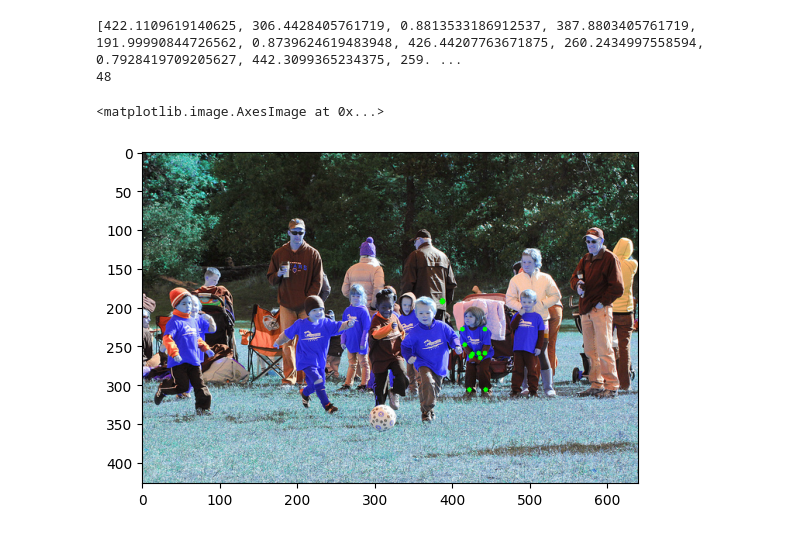
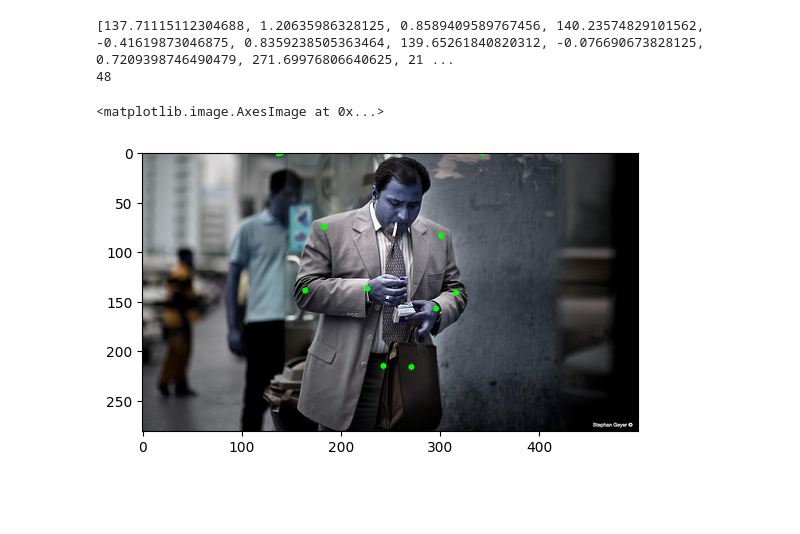
Before and after one commit to bilguudeiblgd/mapping-HPE-representations, a Jupyter notebook: translation_model_coco2mpii.ipynb, the cells around one changed output. Saved outputs shown, nothing was run; the diff lists cells and outputs as text; code cells hidden in the pictures; blank space fills up the shorter version.

```diff
--- a/translation_model_coco2mpii.ipynb
+++ b/translation_model_coco2mpii.ipynb
@@ -22,18 +22,18 @@ with open(ROOT_FOLDER + '/data/COCO/original/annotations/person_keypoints_val201
 with open(ROOT_FOLDER + '/repos/ViTPose/work_dirs/vitPose+_base_coco+aic+mpii+ap10k+apt36k+wholebody_256x192_udp/result_keypoints.json', 'r') as f:
     annot_hacked_mpii = json.load(f)
 # %%
-instance = annot_hacked_mpii[100]
+instance = annot_hacked_mpii[572]
 print(instance['keypoints'])
 print(len(instance['keypoints']))
 image = cv2.imread(ROOT_FOLDER + '/data/COCO/original/val2017/' + "000000" + f"{instance['image_id']}.jpg")
 
 for i in range(0,len(instance['keypoints']), 3):
   kp = instance['keypoints']
   x, y = int(kp[i]), int(kp[i+1])
   cv2.circle(image, (x, y), 3, (0, 255, 0, 150), -1)
 plt.imshow(image)
 # %% [output]
-[422.1109619140625, 306.4428405761719, 0.8813533186912537, 387.8803405761719, 191.99990844726562, 0.8739624619483948, 426.44207763671875, 260.2434997558594, 0.7928419709205627, 442.3099365234375, 259. ...
+[137.71115112304688, 1.20635986328125, 0.8589409589767456, 140.23574829101562, -0.41619873046875, 0.8359238505363464, 139.65261840820312, -0.076690673828125, 0.7209398746490479, 271.69976806640625, 21 ...
 48
 <matplotlib.image.AxesImage at 0x...>
-[figure, old version]
+[figure, new version]
```
Also changed, not shown: 2 other files.
